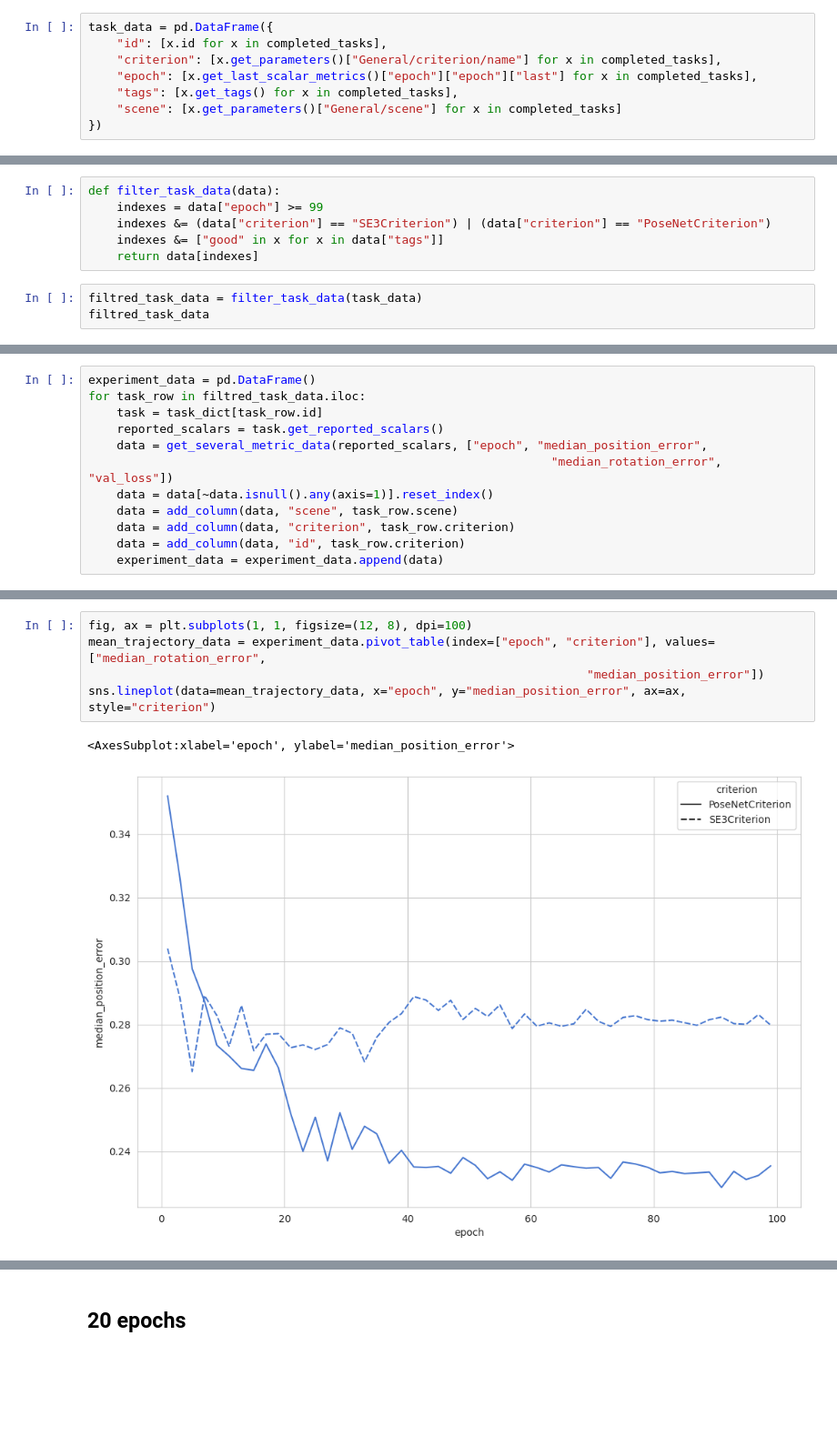
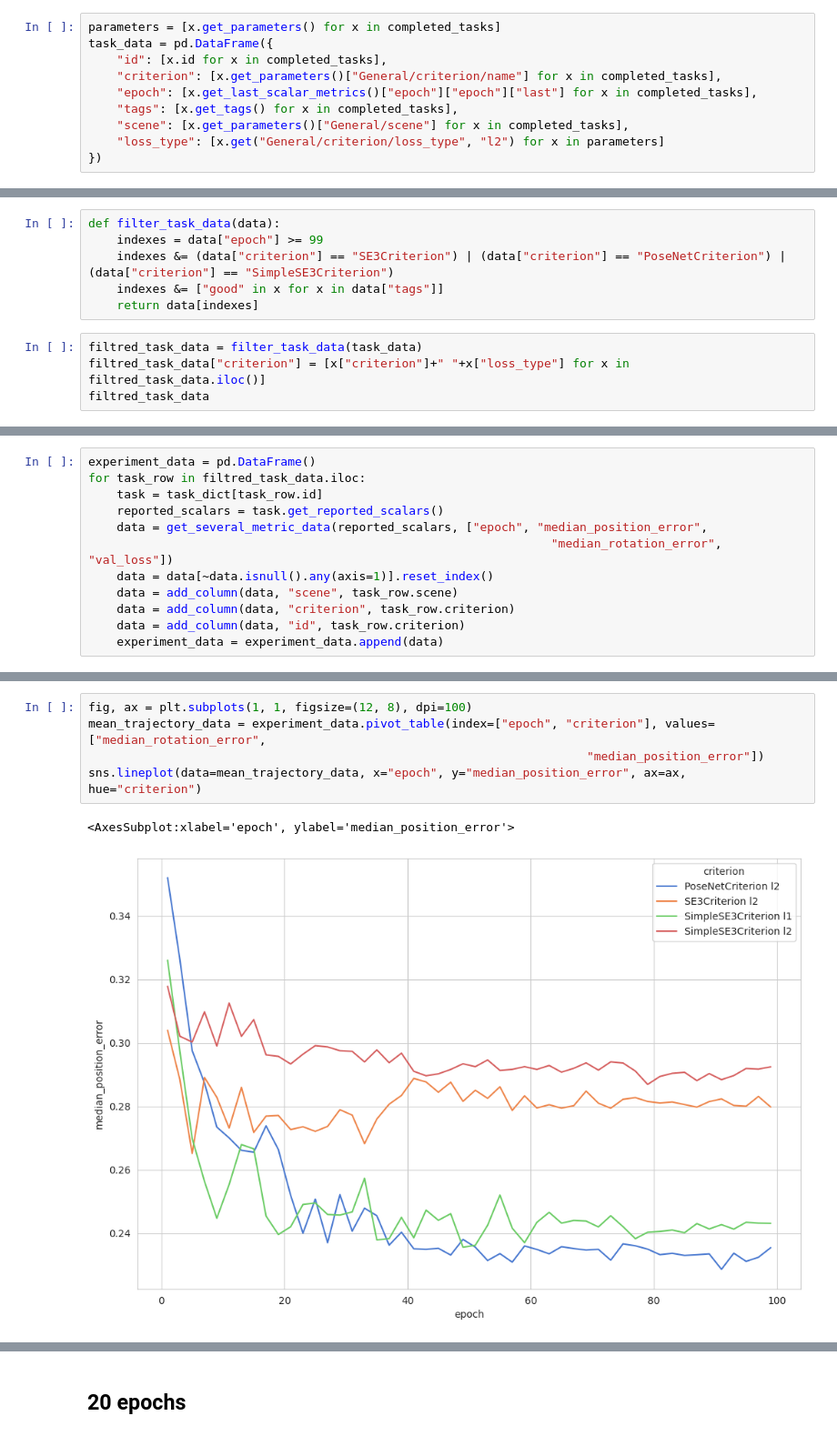
Before and after one commit to MisterMap/lie-pose-net, a Jupyter notebook: notebooks/pose_net_experiment_analysis.ipynb, the cells around one changed output, grey strips where cells are left out. Shown at 91% size. Saved outputs shown, nothing was run; the diff lists cells and outputs as text; blank space fills up the shorter version.

```diff
--- a/notebooks/pose_net_experiment_analysis.ipynb
+++ b/notebooks/pose_net_experiment_analysis.ipynb
@@ -58,12 +58,14 @@ completed_tasks[0].get_last_scalar_metrics()
 # %%
 task_dict = {x.id: x for x in completed_tasks}
 # %%
+parameters = [x.get_parameters() for x in completed_tasks]
 task_data = pd.DataFrame({
     "id": [x.id for x in completed_tasks],
     "criterion": [x.get_parameters()["General/criterion/name"] for x in completed_tasks],
     "epoch": [x.get_last_scalar_metrics()["epoch"]["epoch"]["last"] for x in completed_tasks],
     "tags": [x.get_tags() for x in completed_tasks],
-    "scene": [x.get_parameters()["General/scene"] for x in completed_tasks]
+    "scene": [x.get_parameters()["General/scene"] for x in completed_tasks],
+    "loss_type": [x.get("General/criterion/loss_type", "l2") for x in parameters]
 })
 # %%
 task_data
@@ -88,10 +90,11 @@ task_data
 # %%
 def filter_task_data(data):
     indexes = data["epoch"] >= 99
-    indexes &= (data["criterion"] == "SE3Criterion") | (data["criterion"] == "PoseNetCriterion")
+    indexes &= (data["criterion"] == "SE3Criterion") | (data["criterion"] == "PoseNetCriterion") | (data["criterion"] == "SimpleSE3Criterion")
     indexes &= ["good" in x for x in data["tags"]]
     return data[indexes]
 # %%
 filtred_task_data = filter_task_data(task_data)
+filtred_task_data["criterion"] = [x["criterion"]+" "+x["loss_type"] for x in filtred_task_data.iloc()]
 filtred_task_data
 # %% [output]
@@ -155,8 +165,8 @@ sns.lineplot(data=experiment_data, x="epoch", y="median_rotation_error", ax=ax,
 # %%
 fig, ax = plt.subplots(1, 1, figsize=(12, 8), dpi=100)
 mean_trajectory_data = experiment_data.pivot_table(index=["epoch", "criterion"], values=["median_rotation_error",
                                                                       "median_position_error"])
-sns.lineplot(data=mean_trajectory_data, x="epoch", y="median_position_error", ax=ax, style="criterion")
+sns.lineplot(data=mean_trajectory_data, x="epoch", y="median_position_error", ax=ax, hue="criterion")
 # %% [output]
 <AxesSubplot:xlabel='epoch', ylabel='median_position_error'>
-[figure, old version]
+[figure, new version]
```
Also changed, not shown: parts of 16 cells of this notebook, 5 other files.
